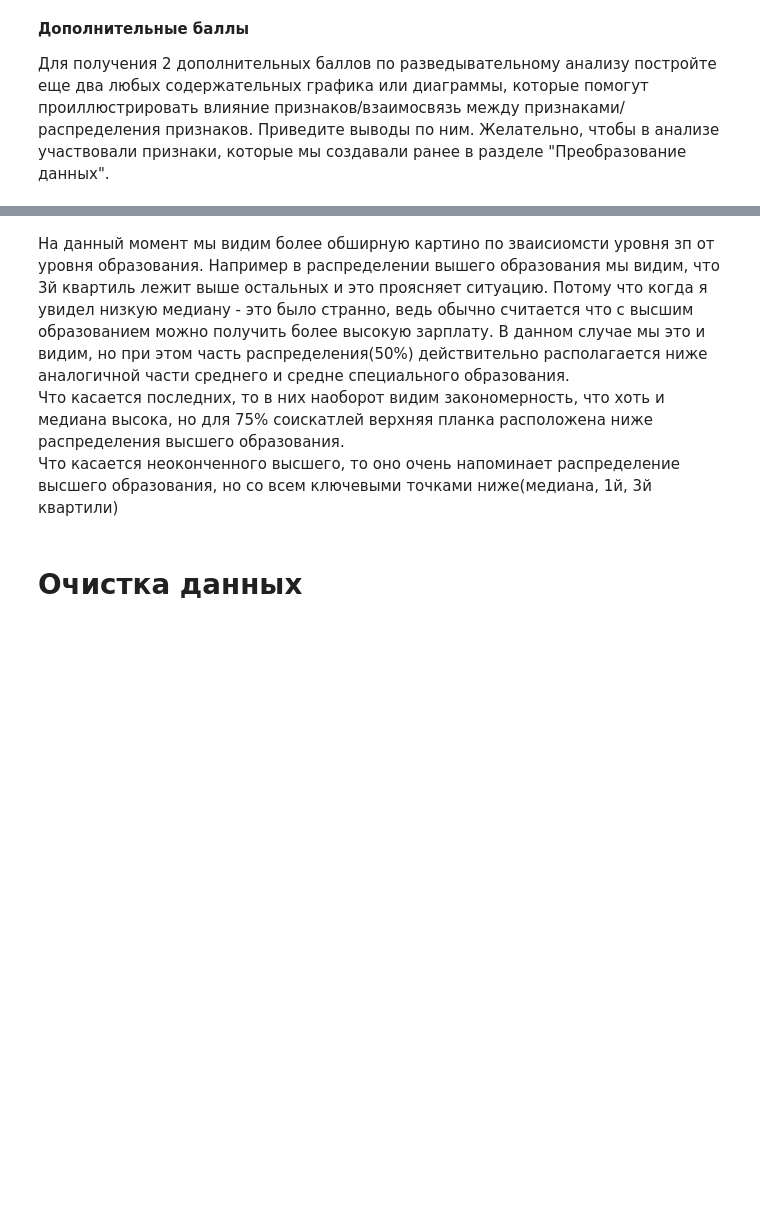
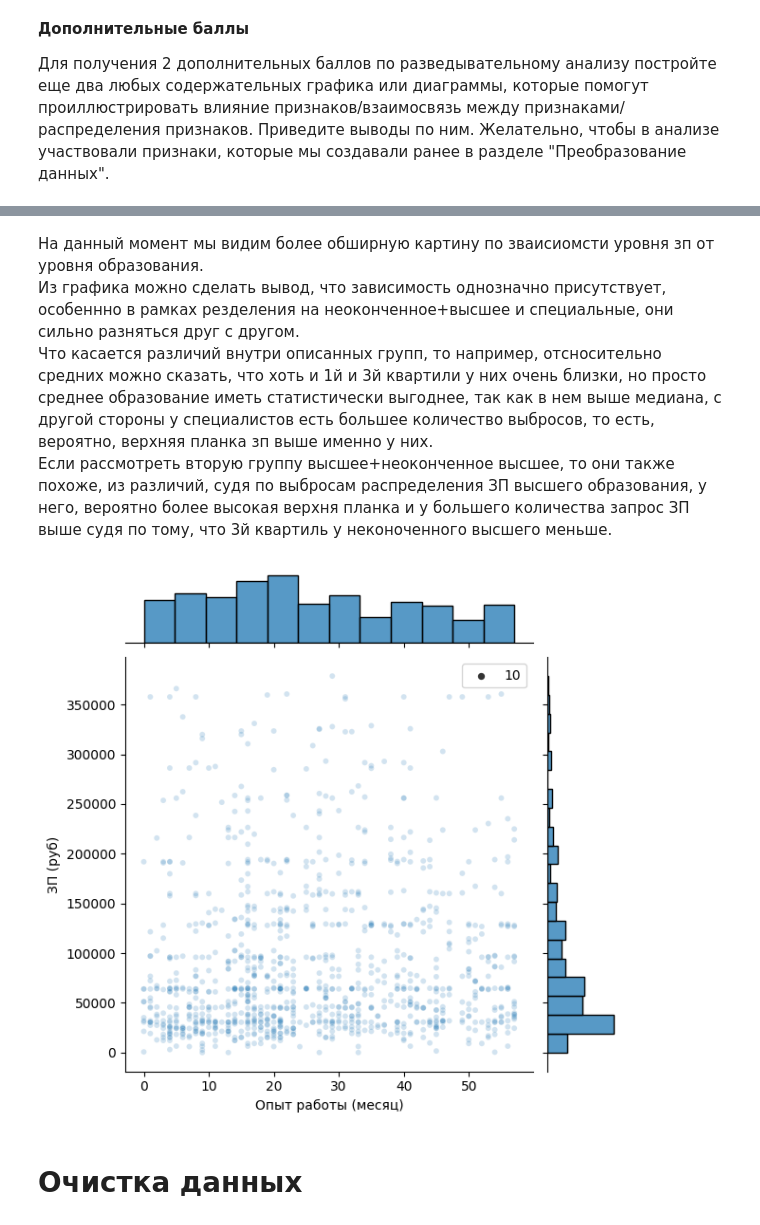
Before and after one commit to Slava0505/hh_resume_EDA, a Jupyter notebook: hh_resume_EDA.ipynb, the cells around one changed output, grey strips where cells are left out. Saved outputs shown, nothing was run; the diff lists cells and outputs as text; code cells hidden in the pictures; blank space fills up the shorter version.

```diff
--- a/hh_resume_EDA.ipynb
+++ b/hh_resume_EDA.ipynb
@@ -523,7 +524,19 @@ plt.show()
 # %% [markdown]
-На данный момент мы видим более обширную картино по зваисиомсти уровня зп от уровня образования. Например в распределении вышего образования мы видим, что 3й квартиль лежит выше остальных и это проясняет ситуацию. Потому что когда  я увидел низкую медиану - это было странно, ведь обычно считается что с высшим образованием можно получить более высокую зарплату. В данном случае мы это и видим, но при этом часть распределения(50%) действительно располагается ниже аналогичной части среднего и средне специального образования.
-Что касается последних, то в них наоборот видим закономерность, что хоть и медиана высока, но для 75% соискатлей верхняя планка расположена ниже распределения высшего образования.
-Что касается неоконченного высшего, то оно очень напоминает распределение высшего образования, но со всем ключевыми точками ниже(медиана, 1й, 3й квартили)
+На данный момент мы видим более обширную картину по зваисиомсти уровня зп от уровня образования.
+Из графика можно сделать вывод, что зависимость однозначно присутствует, особеннно в рамках резделения на неоконченное+высшее и специальные, они сильно разняться друг с другом.
+Что касается различий внутри описанных групп, то например, отсносительно средних можно сказать, что хоть и 1й и 3й квартили у них очень близки, но просто среднее образование иметь статистически выгоднее, так как в нем выше медиана, с другой стороны у специалистов есть большее количество выбросов, то есть, вероятно, верхняя планка зп выше именно у них.
+Если рассмотреть вторую группу высшее+неоконченное высшее, то они также похоже, из различий, судя по выбросам распределения ЗП высшего образования, у него, вероятно более высокая верхня планка и у большего количества запрос ЗП выше судя по тому, что 3й квартиль у неконоченного высшего меньше.
+# %%
+salary_trashold = df["ЗП (руб)"].quantile(0.95)
+df4jointplot = df[df["ЗП (руб)"]<salary_trashold]
+
+exp_trashold = df4jointplot["Опыт работы (месяц)"].quantile(0.95)
+df4jointplot = df4jointplot[df4jointplot["Опыт работы (месяц)"]<exp_trashold]
+
+sns.jointplot(x=df4jointplot["Опыт работы (месяц)"], y=df4jointplot["ЗП (руб)"],size=10, alpha=0.2)
+plt.show()
+# %% [output]
+[figure, added]
 # %% [markdown]
 # Очистка данных
 # %% [markdown]
```
Also changed, not shown: parts of 7 cells of this notebook.
